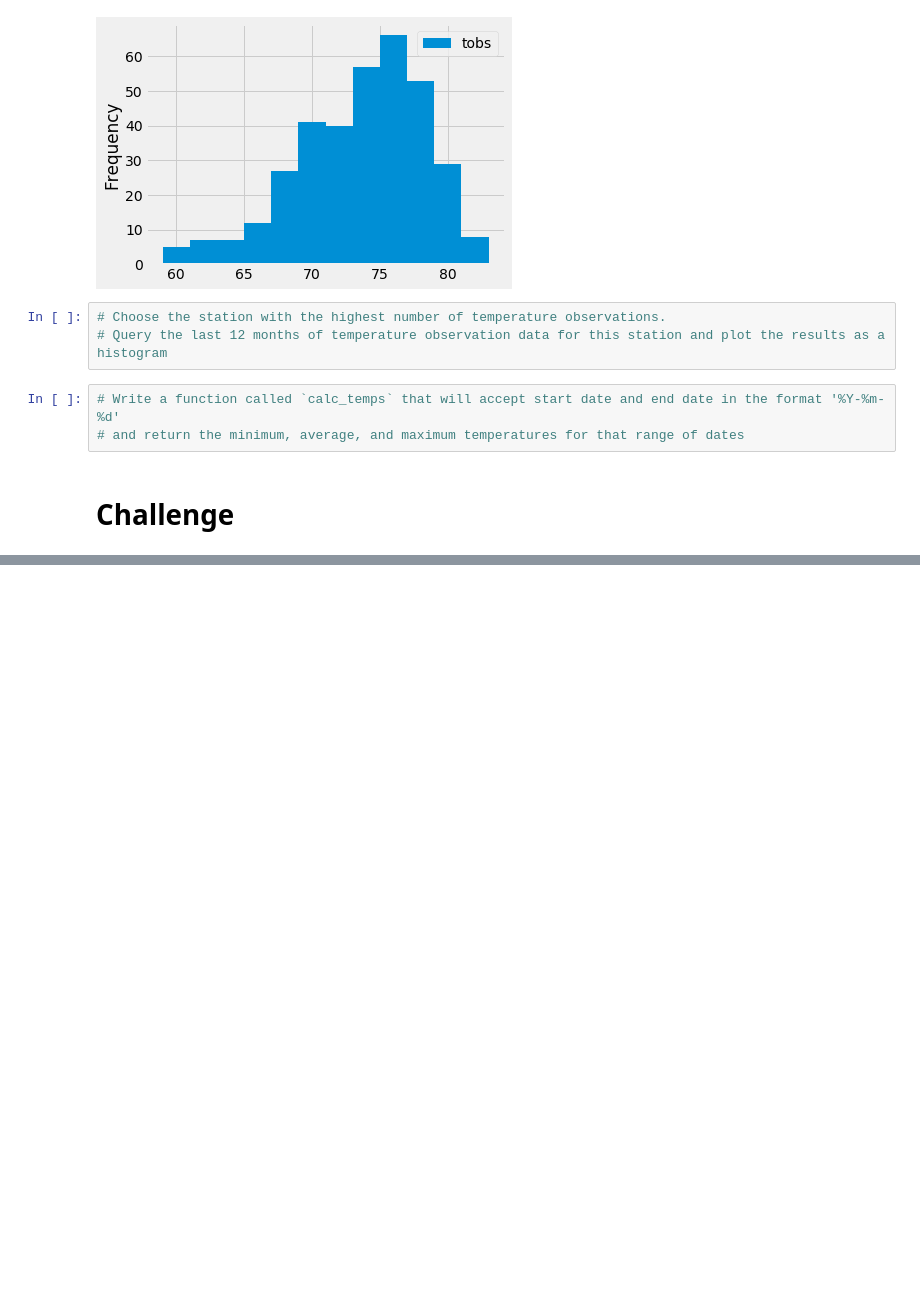
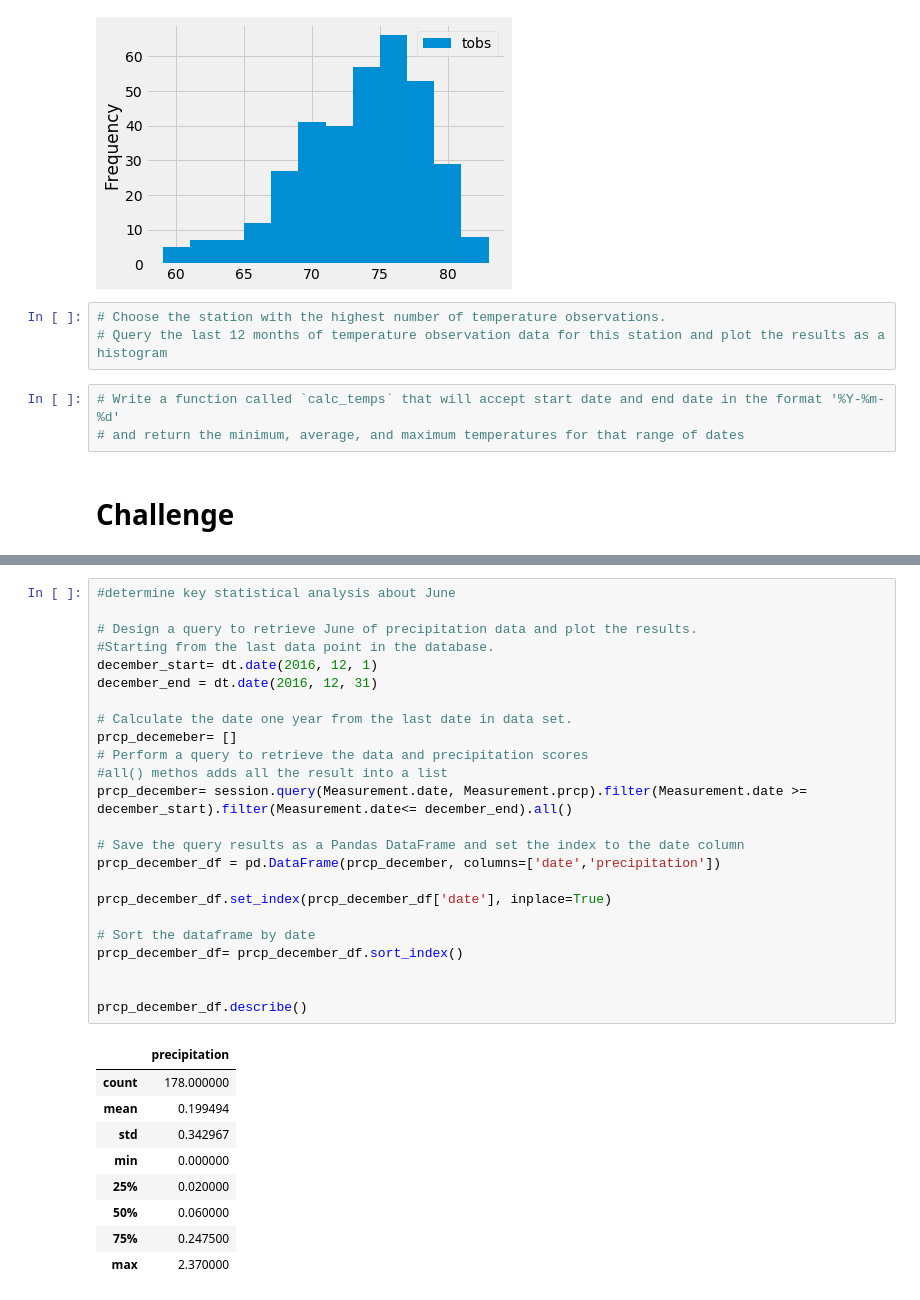
Before and after one commit to anapereda/surf_up, a Jupyter notebook: climate_analysis.ipynb, the cells around one changed output, grey strips where cells are left out. Drawn from its saved outputs; the diff is of its cells as text; blank space fills up the shorter version.

```diff
--- a/climate_analysis.ipynb
+++ b/climate_analysis.ipynb
@@ -149,0 +193,34 @@ plt.tight_layout()
+# %%
+#determine key statistical analysis about June
+
+# Design a query to retrieve June of precipitation data and plot the results.
+#Starting from the last data point in the database.
+december_start= dt.date(2016, 12, 1)
+december_end = dt.date(2016, 12, 31)
+
+# Calculate the date one year from the last date in data set.
+prcp_decemeber= []
+# Perform a query to retrieve the data and precipitation scores
+#all() methos adds all the result into a list
+prcp_december= session.query(Measurement.date, Measurement.prcp).filter(Measurement.date >= december_start).filter(Measurement.date<= december_end).all()
+
+# Save the query results as a Pandas DataFrame and set the index to the date column
+prcp_december_df = pd.DataFrame(prcp_december, columns=['date','precipitation'])
+
+prcp_december_df.set_index(prcp_december_df['date'], inplace=True)
+
+# Sort the dataframe by date
+prcp_december_df= prcp_december_df.sort_index()
+
+
+prcp_december_df.describe()
+# %% [output]
+|  | precipitation |
+| count | 178.000000 |
+| mean | 0.199494 |
+| std | 0.342967 |
+| min | 0.000000 |
+| 25% | 0.020000 |
+| 50% | 0.060000 |
+| 75% | 0.247500 |
+| max | 2.370000 |
```
Also changed, not shown: parts of 7 cells of this notebook.
